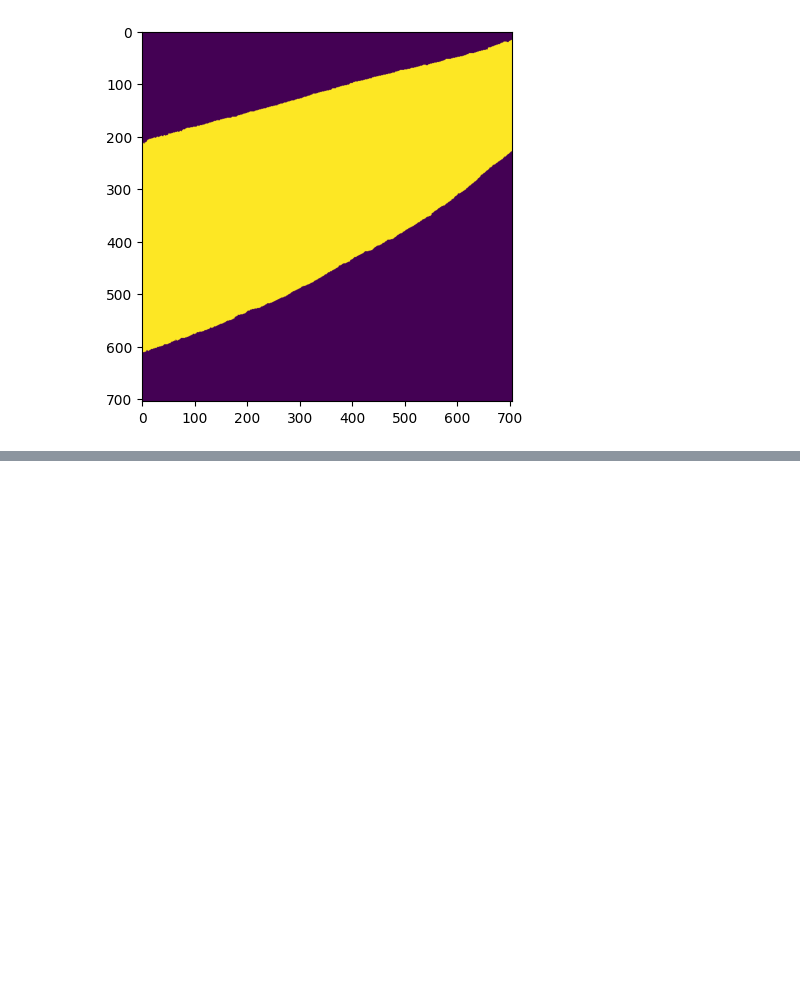
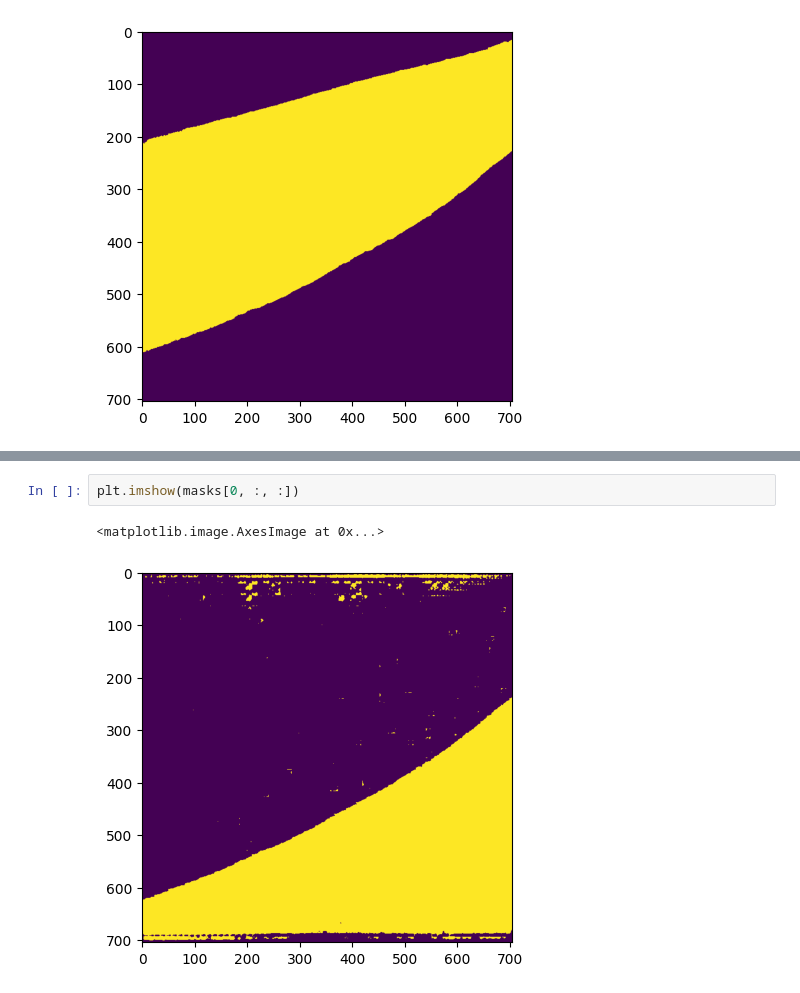
Before and after one commit to vaioic/OIC-201_Analyzing_mito_content_mtDNA, a Jupyter notebook: test_sam2.ipynb, the cells around one changed output, grey strips where cells are left out. Cells and saved outputs as stored; diff of their text form; blank space fills up the shorter version.

```diff
--- a/test_sam2.ipynb
+++ b/test_sam2.ipynb
@@ -111,0 +179,5 @@ plt.imshow(image[:, :, 1])
+# %%
+plt.imshow(masks[0, :, :])
+# %% [output]
+<matplotlib.image.AxesImage at 0x...>
+[figure, added]
```
Also changed, not shown: parts of 8 cells of this notebook, 1 other file.
